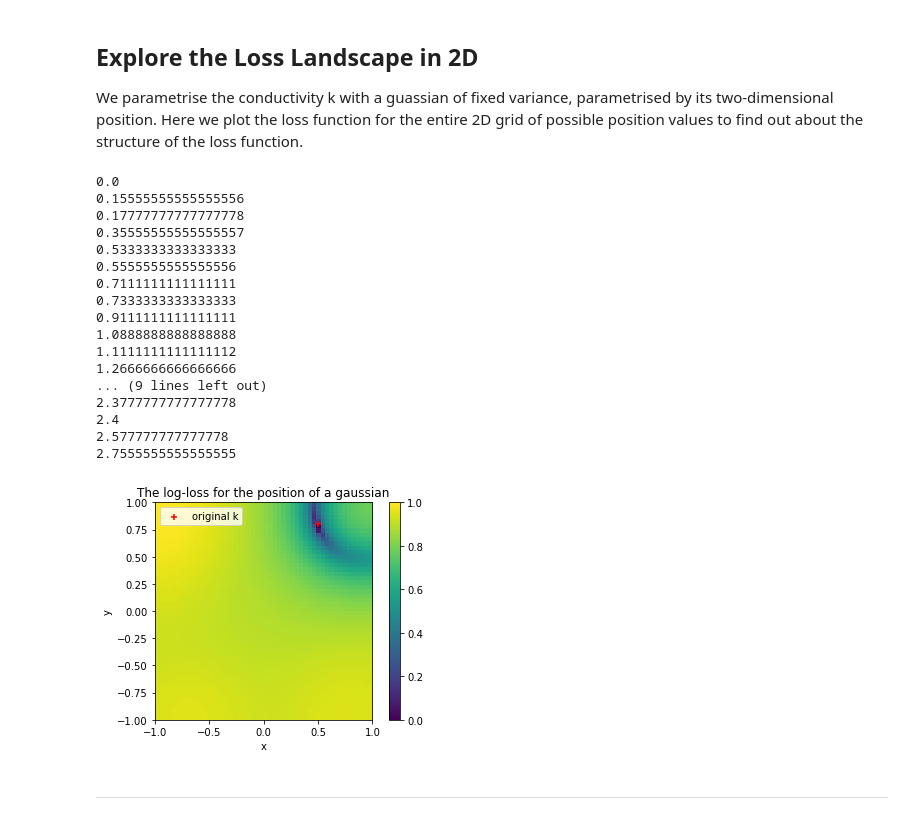
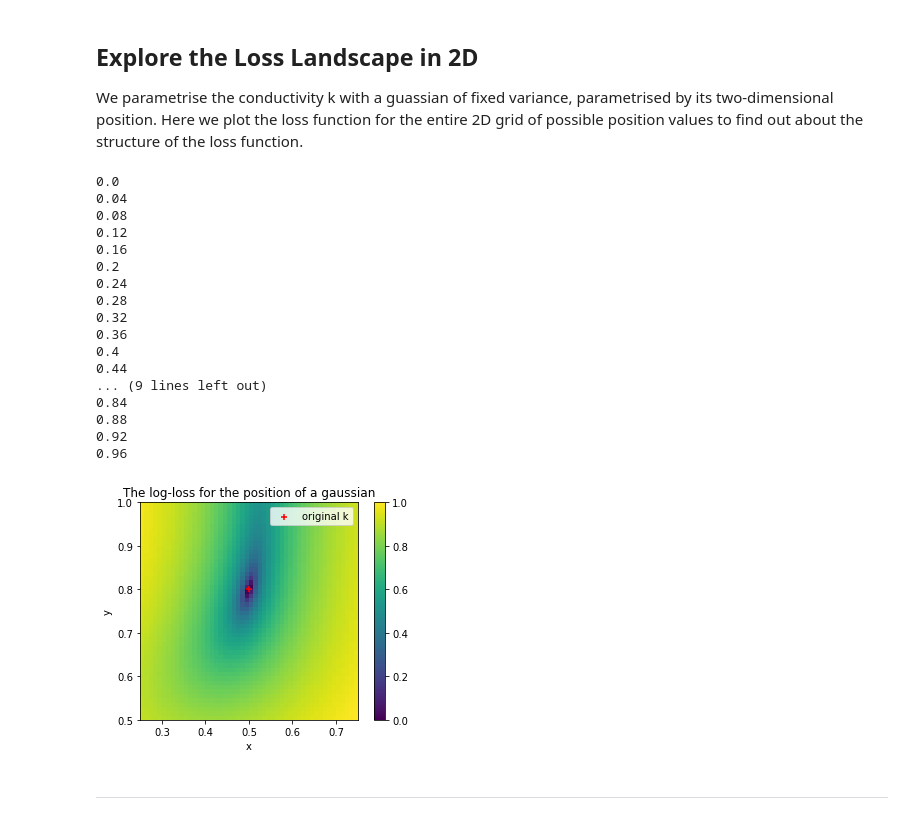
Before and after one commit to evanwonisch/InverseHeatEquation, a Jupyter notebook: run/gaussian.ipynb, the cells around one changed output. Drawn from its saved outputs; the diff is of its cells as text; code cells hidden in the pictures.

```diff
--- a/run/gaussian.ipynb
+++ b/run/gaussian.ipynb
@@ -11,7 +11,7 @@ import module.chebyshev_solver as chb
 import optax
 from tqdm import tqdm
 # %%
-key = jax.random.PRNGKey(0)
+key = jax.random.PRNGKey(25)
 # %% [markdown]
 ## Explore the Loss Landscape in 2D
 We parametrise the conductivity k with a guassian of fixed variance, parametrised by its two-dimensional position. Here we plot the loss function for the entire 2D grid of possible position values to find out about the structure of the loss function.
@@ -87,43 +87,43 @@ def image(mu, sigma):
 num = 50 # image resolution
 
 im = np.zeros(shape = (num,num))
-for i, x in enumerate(jnp.linspace(-1,1, num)):
-    for j, y in enumerate(jnp.linspace(-1,1, num)):
+for i, x in enumerate(jnp.linspace(0.25,0.75, num)):
+    for j, y in enumerate(jnp.linspace(0.5,1, num)):
             im[i,j] = image(jnp.array(jnp.array([x, y])), sigma = 0.6)
 
             if (i*num + j) % 100 == 0:
                 print((i*num + j)/ num**2)
 # %% [output]
 0.0
-0.15555555555555556
-0.17777777777777778
-0.35555555555555557
-0.5333333333333333
-0.5555555555555556
-0.7111111111111111
-0.7333333333333333
-0.9111111111111111
-1.0888888888888888
-1.1111111111111112
-1.2666666666666666
+0.04
+0.08
+0.12
+0.16
+0.2
+0.24
+0.28
+0.32
+0.36
+0.4
+0.44
 ... (9 lines left out)
-2.3777777777777778
-2.4
-2.577777777777778
-2.7555555555555555
+0.84
+0.88
+0.92
+0.96
 # %%
 ### show loss function for different sizes of the gaussian blob
 # %%
 plt.figure()
-plt.imshow(jnp.flip(jnp.log(im[:,:]), 1).T, extent = [-1,1,-1,1])
+plt.imshow(jnp.flip(jnp.log(im[:,:]), 1).T, extent = [0.25,0.75,0.5,1])
 plt.scatter(mu_init[0], mu_init[1], color = "r", label = "original k", marker = "+")
 plt.xlabel("x")
 plt.ylabel("y")
 plt.colorbar()
 plt.title("The log-loss for the position of a gaussian")
 plt.legend()
-plt.savefig("../plot/gaussian.pdf")
+plt.savefig("../plot/gaussian2.pdf")
 # %% [output]
-[figure, old version]
+[figure, new version]
 # %% [markdown]
 ---
```
Also changed, not shown: 4 other files.
